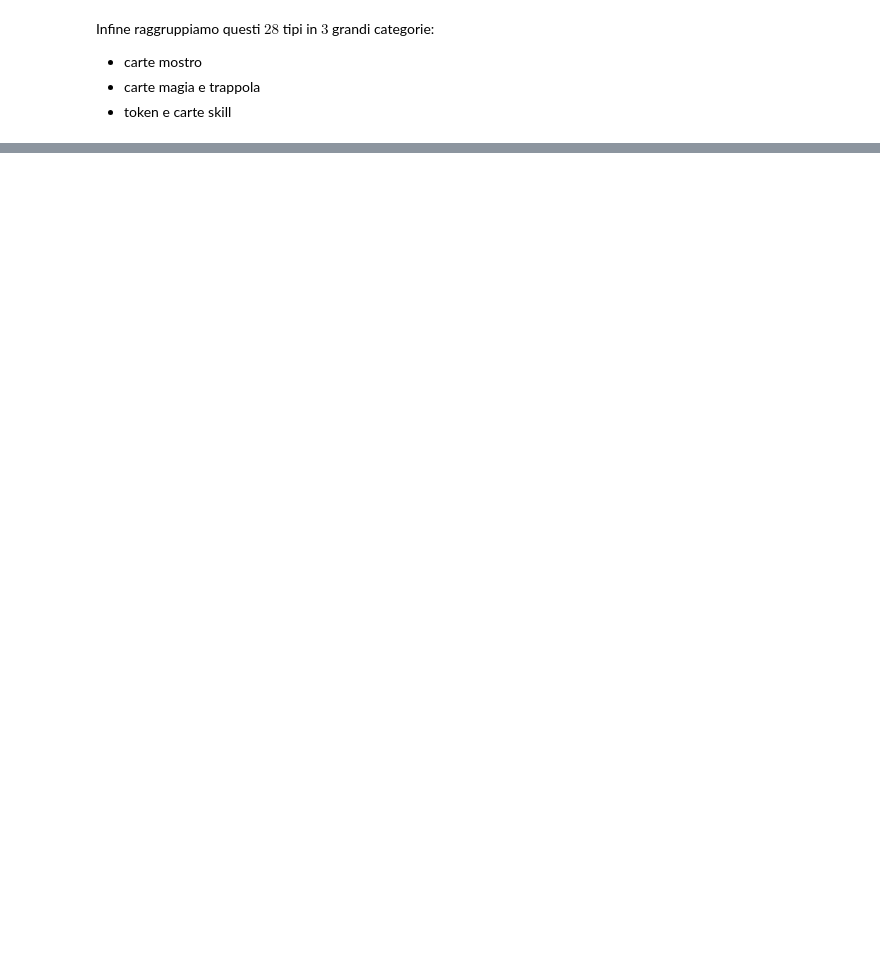
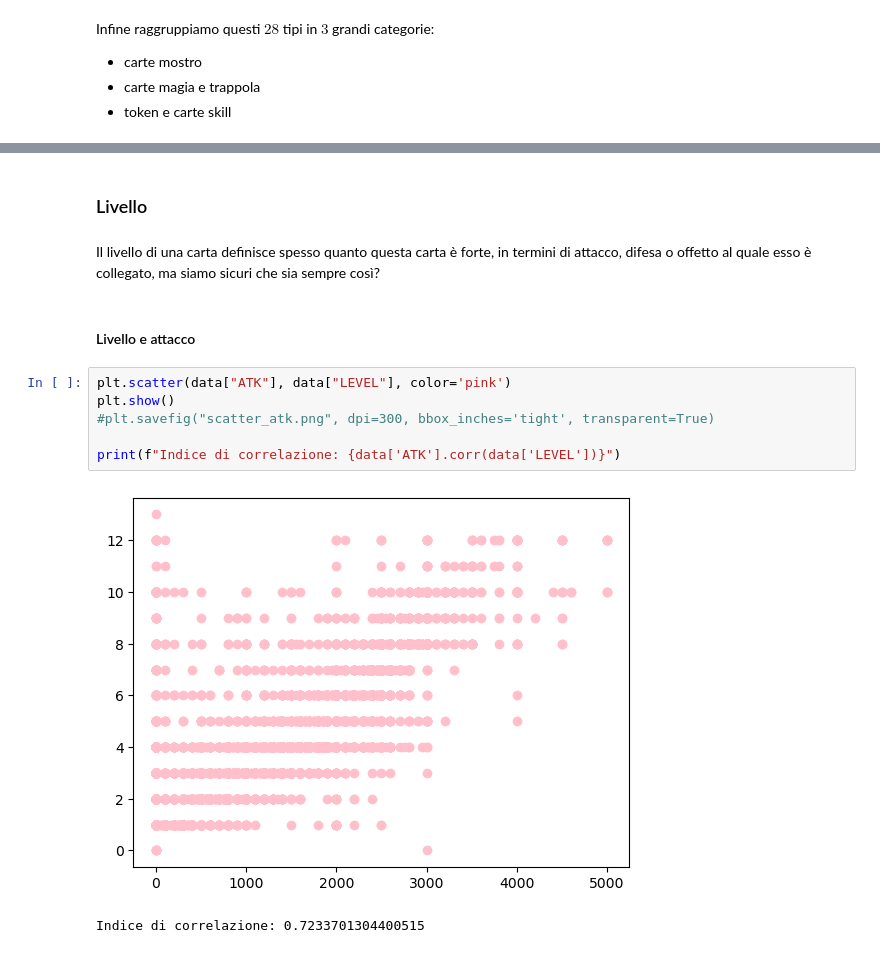
Before and after one commit to MattiaOldani/Visualizzazione-Scientifica, a Jupyter notebook: notebook/notebook.ipynb, the cells around one changed output, grey strips where cells are left out. Saved outputs shown, nothing was run; the diff lists cells and outputs as text; blank space fills up the shorter version.

```diff
--- a/notebook/notebook.ipynb
+++ b/notebook/notebook.ipynb
@@ -125,0 +148,15 @@ plt.show()
+# %% [markdown]
+### Livello
+# %% [markdown]
+Il livello di una carta definisce spesso quanto questa carta è forte, in termini di attacco, difesa o offetto al quale esso è collegato, ma siamo sicuri che sia sempre così?
+# %% [markdown]
+#### Livello e attacco
+# %%
+plt.scatter(data["ATK"], data["LEVEL"], color='pink')
+plt.show()
+#plt.savefig("scatter_atk.png", dpi=300, bbox_inches='tight', transparent=True)
+
+print(f"Indice di correlazione: {data['ATK'].corr(data['LEVEL'])}")
+# %% [output]
+[figure, added]
+Indice di correlazione: 0.7233701304400515
```
Also changed, not shown: parts of 38 cells of this notebook, 1 other file.
